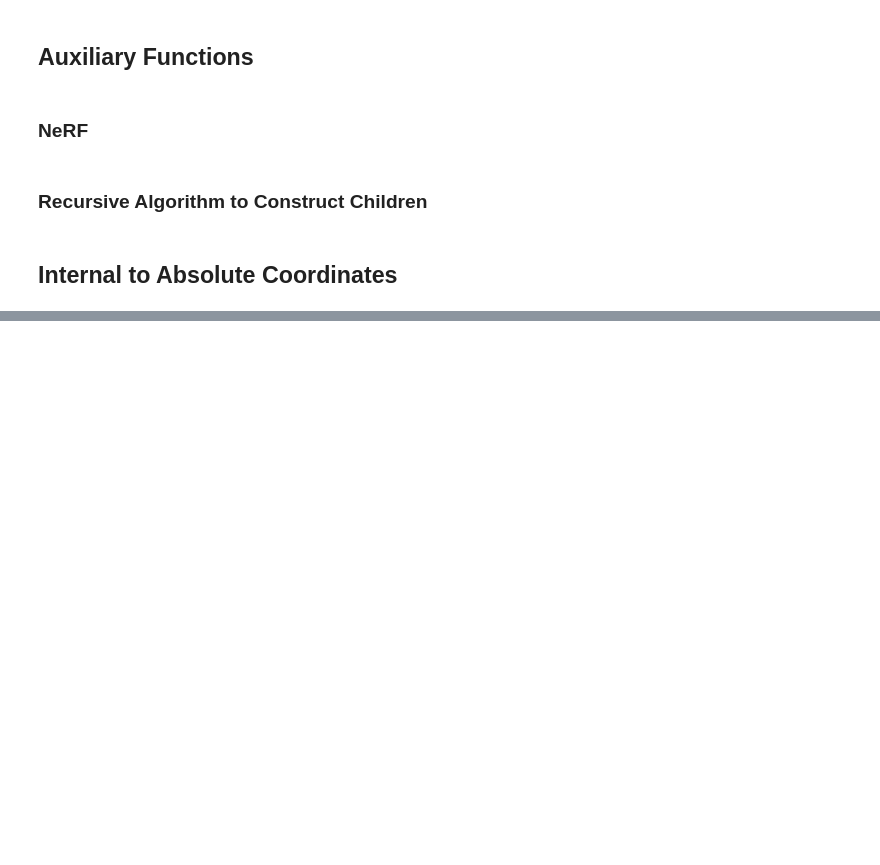
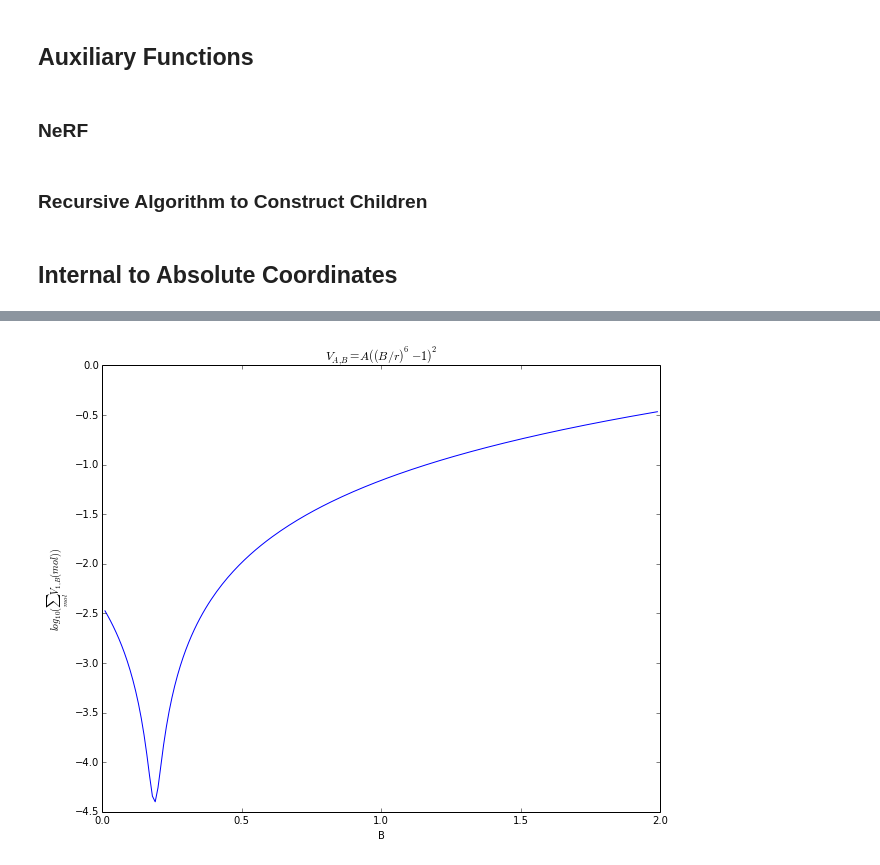
Before and after one commit to petermuehlbacher/reports, a Jupyter notebook: docking/implementation/proteindocking.ipynb, the cells around one changed output, grey strips where cells are left out. Cells and saved outputs as stored; diff of their text form; code cells hidden in the pictures; blank space fills up the shorter version.

```diff
--- a/docking/implementation/proteindocking.ipynb
+++ b/docking/implementation/proteindocking.ipynb
@@ -510,26 +568,27 @@ g  = grad(objective)
 # %%
-path = './training_data'
-files = os.listdir(path)
-txt_files = [i for i in files if i.endswith('.txt')]
-molecules = []
-for file_name in txt_files:
-    molecules.append(load_atoms("./training_data/"+file_name))
+A_00 = 1. # ~= A_{C-C}
 
 def vT(params):
     output = 0
 
     global LJargs
     numOfElements = len(LJargs[0])
-    numOfParams   = numOfElements*(numOfElements+1)
+    numOfParams   = numOfElements*(numOfElements+1)-1 # A_00 is fixed!
     k = 0
     for i in range(numOfElements):
         for j in range(numOfElements-i):
             if len(params) == 2:
                 A_ij = params[0]
                 B_ij = params[1]
+            elif len(params)==1:
+                A_ij = A_00
+                B_ij = params[0]
             else:
-                A_ij = params[k]
-                B_ij = params[numOfParams/2+k]
+                if i==0 and j==0:
+                    A_ij = A_00
+                else:
+                    A_ij = params[k]
+                B_ij = params[(numOfParams-1)/2+k] # A_00 is fixed!
             k = k+1
             LJargs[0][i][j] = A_ij
             LJargs[0][j][i] = A_ij
@@ -550,7 +609,8 @@ def vT(params):
 
         oParams = [0.0]*6+thetas
         val,grad = vg(np.array(oParams),anglesToUpdate,molecule)
-        output = output + la.norm(grad)**2 / val**2
+        output = output + norm_squared(grad)
+        #print grad[6:].value
 
     return output
 
@@ -591,3 +636,13 @@ The bluer the better - normalizing with a division through the potential doesn't
+# %%
+plt.clf()
+plt.plot(Xvalues,potX)
+plt.xlabel('B')
+plt.ylabel('$log_{10}(\sum_{mol} V_{1,B}(mol))$')
+plt.title('$V_{A,B}=A((B/r)^6-1)^2$')
+#plt.savefig("V=A*((B*ir)**6-1)**2",dpi=200)
+plt.show()
+# %% [output]
+[figure, added]
 # %%
 # number of elements
 k = len(LJargs[0])
```
Also changed, not shown: parts of 22 cells of this notebook, 4 other files.
